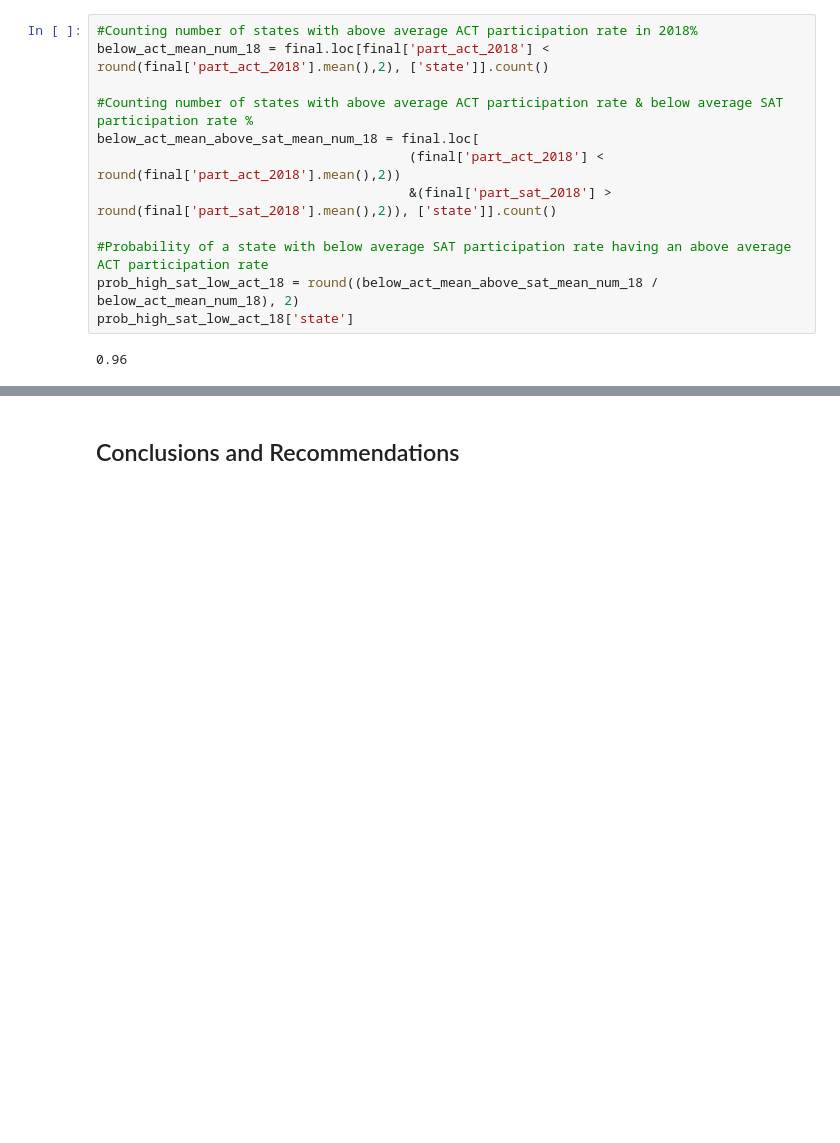
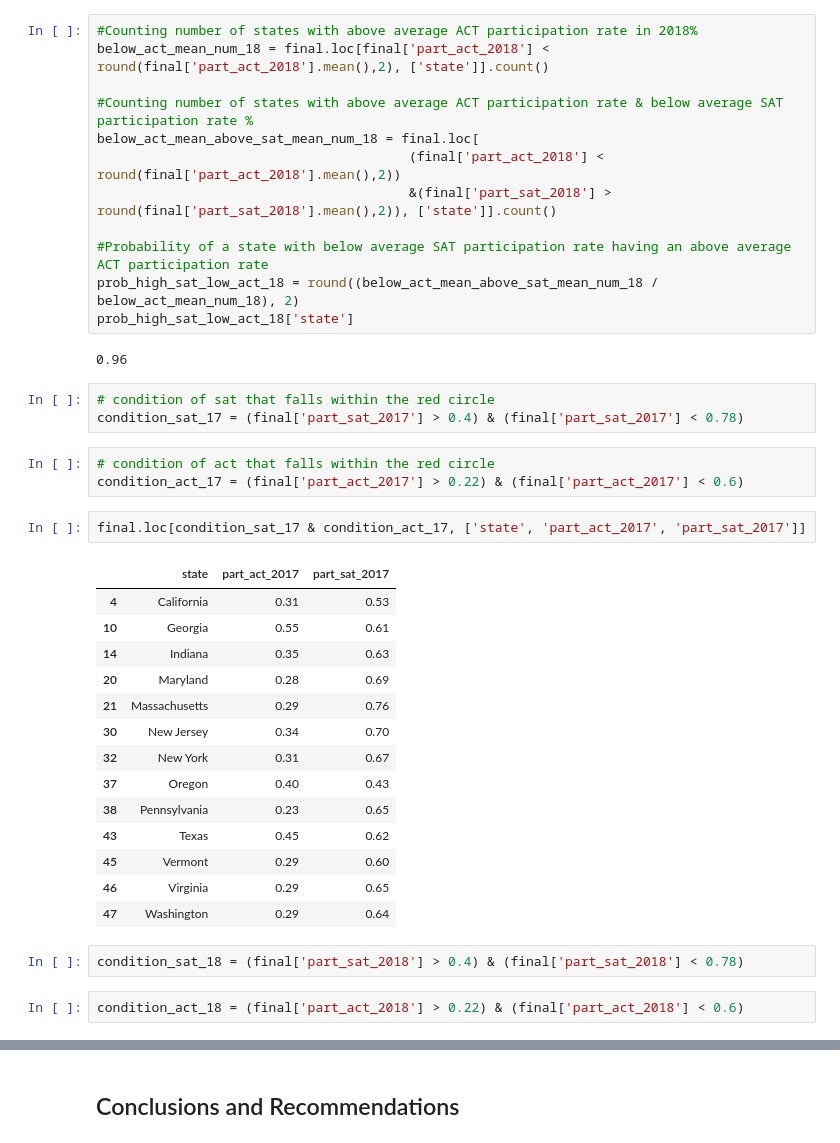
Before and after one commit to jpschew/GA-projects-DSI24, a Jupyter notebook: GA-project1/code/DSI24 Project 1.ipynb, the cells around one changed output, grey strips where cells are left out. Cells and saved outputs as stored; diff of their text form; blank space fills up the shorter version.

```diff
--- a/GA-project1/code/DSI24 Project 1.ipynb
+++ b/GA-project1/code/DSI24 Project 1.ipynb
@@ -1427,3 +1427,30 @@ prob_high_sat_low_act_18 = round((below_act_mean_above_sat_mean_num_18 / below_a
 prob_high_sat_low_act_18['state']
 # %% [output]
 0.96
+# %%
+# condition of sat that falls within the red circle
+condition_sat_17 = (final['part_sat_2017'] > 0.4) & (final['part_sat_2017'] < 0.78)
+# %%
+# condition of act that falls within the red circle
+condition_act_17 = (final['part_act_2017'] > 0.22) & (final['part_act_2017'] < 0.6)
+# %%
+final.loc[condition_sat_17 & condition_act_17, ['state', 'part_act_2017', 'part_sat_2017']]
+# %% [output]
+|  | state | part_act_2017 | part_sat_2017 |
+| 4 | California | 0.31 | 0.53 |
+| 10 | Georgia | 0.55 | 0.61 |
+| 14 | Indiana | 0.35 | 0.63 |
+| 20 | Maryland | 0.28 | 0.69 |
+| 21 | Massachusetts | 0.29 | 0.76 |
+| 30 | New Jersey | 0.34 | 0.70 |
+| 32 | New York | 0.31 | 0.67 |
+| 37 | Oregon | 0.40 | 0.43 |
+| 38 | Pennsylvania | 0.23 | 0.65 |
+| 43 | Texas | 0.45 | 0.62 |
+| 45 | Vermont | 0.29 | 0.60 |
+| 46 | Virginia | 0.29 | 0.65 |
+| 47 | Washington | 0.29 | 0.64 |
+# %%
+condition_sat_18 = (final['part_sat_2018'] > 0.4) & (final['part_sat_2018'] < 0.78)
+# %%
+condition_act_18 = (final['part_act_2018'] > 0.22) & (final['part_act_2018'] < 0.6)
```
Also changed, not shown: parts of 12 cells of this notebook, 6 other files.
